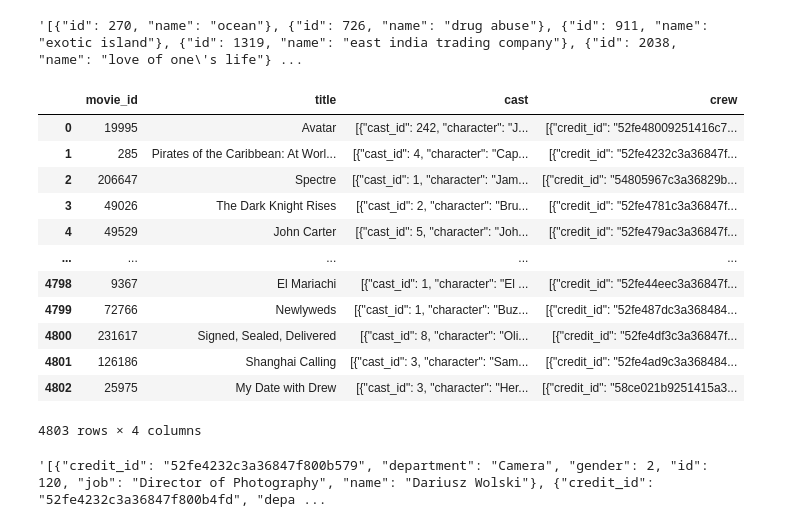
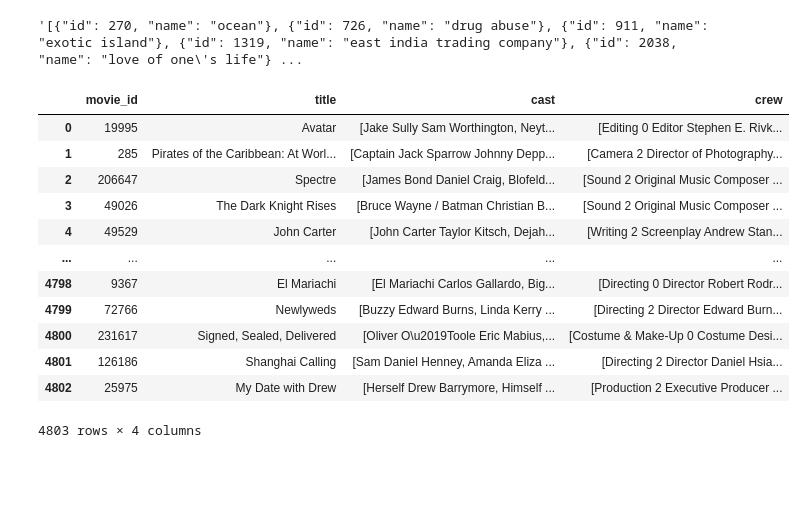
Before and after one commit to amithvardhan99/drivendata, a Jupyter notebook: Movie Recommendation System Based On Content & Popularity/notebook.ipynb, the cells around one changed output. Saved outputs shown, nothing was run; the diff lists cells and outputs as text; code cells hidden in the pictures; blank space fills up the shorter version.

```diff
--- a/Movie Recommendation System Based On Content & Popularity/notebook.ipynb
+++ b/Movie Recommendation System Based On Content & Popularity/notebook.ipynb
@@ -493,6 +471,27 @@ def recommend_cast(cast):
         ed2 = i.rindex('", "order":')
         fin.append(i[beg:ed]+" "+i[beg2:ed2])
     return fin
+# %%
+def recommend_crew(crew):
+    fin = []
+    if crew.count("}") == 0 or crew.count("{") == 0:
+        return fin
+    x = crew[2:-2]
+    li = x.split("}, {")
+    for i in li:
+        beg = i.index('"department": "') + len('"department": "')
+        ed = i.rindex('", "gender":')
+
+        beg2 = i.index('"gender": ') + len('"gender": ')
+        ed2 = i.rindex(', "id":')
+
+        beg3 = i.index('"job": "') + len('"job": "')
+        ed3= i.rindex('", "name":')
+
+        beg4 = i.index('"name": "') + len('"name": "')
+        ed4 = i.rindex('"')
+        fin.append(i[beg:ed]+" "+i[beg2:ed2]+" "+i[beg3:ed3]+" "+i[beg4:ed4])
+    return fin
 # %%
 genres = list(map(lambda x: recommend_genres(x),movies_1["genres"]))
 keywords = list(map(lambda x: recommend_genres(x),movies_1["keywords"]))
@@ -503,17 +503,29 @@ cast = list(map(lambda x: recommend_cast(x),credits_1["cast"]))
 # %%
-credits_1
+movies_2 = movies_1.copy()
+credits_2 = credits_1.copy()
+
+movies_2["genres"] = genres
+movies_2["keywords"] = keywords
+movies_2["production_companies"] = production_companies
+movies_2["production_countries"] = production_countries
+movies_2["spoken_languages"] = spoken_languages
+
+credits_2["cast"] = cast
+credits_2["crew"] = crew
-# %% [output]
-|  | movie_id | title | cast | crew |
-| 0 | 19995 | Avatar | [{"cast_id": 242, "character": "J... | [{"credit_id": "52fe48009251416c7... |
-| 1 | 285 | Pirates of the Caribbean: At Worl... | [{"cast_id": 4, "character": "Cap... | [{"credit_id": "52fe4232c3a36847f... |
-| 2 | 206647 | Spectre | [{"cast_id": 1, "character": "Jam... | [{"credit_id": "54805967c3a36829b... |
-| 3 | 49026 | The Dark Knight Rises | [{"cast_id": 2, "character": "Bru... | [{"credit_id": "52fe4781c3a36847f... |
-| 4 | 49529 | John Carter | [{"cast_id": 5, "character": "Joh... | [{"credit_id": "52fe479ac3a36847f... |
-| ... | ... | ... | ... | ... |
-| 4798 | 9367 | El Mariachi | [{"cast_id": 1, "character": "El ... | [{"credit_id": "52fe44eec3a36847f... |
-| 4799 | 72766 | Newlyweds | [{"cast_id": 1, "character": "Buz... | [{"credit_id": "52fe487dc3a368484... |
-| 4800 | 231617 | Signed, Sealed, Delivered | [{"cast_id": 8, "character": "Oli... | [{"credit_id": "52fe4df3c3a36847f... |
-| 4801 | 126186 | Shanghai Calling | [{"cast_id": 3, "character": "Sam... | [{"credit_id": "52fe4ad9c3a368484... |
-| 4802 | 25975 | My Date with Drew | [{"cast_id": 3, "character": "Her... | [{"credit_id": "58ce021b9251415a3... |
-4803 rows × 4 columns
+# %%
+credits_2
+# %% [output]
+|  | movie_id | title | cast | crew |
+| 0 | 19995 | Avatar | [Jake Sully Sam Worthington, Neyt... | [Editing 0 Editor Stephen E. Rivk... |
+| 1 | 285 | Pirates of the Caribbean: At Worl... | [Captain Jack Sparrow Johnny Depp... | [Camera 2 Director of Photography... |
+| 2 | 206647 | Spectre | [James Bond Daniel Craig, Blofeld... | [Sound 2 Original Music Composer ... |
+| 3 | 49026 | The Dark Knight Rises | [Bruce Wayne / Batman Christian B... | [Sound 2 Original Music Composer ... |
+| 4 | 49529 | John Carter | [John Carter Taylor Kitsch, Dejah... | [Writing 2 Screenplay Andrew Stan... |
+| ... | ... | ... | ... | ... |
+| 4798 | 9367 | El Mariachi | [El Mariachi Carlos Gallardo, Big... | [Directing 0 Director Robert Rodr... |
+| 4799 | 72766 | Newlyweds | [Buzzy Edward Burns, Linda Kerry ... | [Directing 2 Director Edward Burn... |
+| 4800 | 231617 | Signed, Sealed, Delivered | [Oliver O\u2019Toole Eric Mabius,... | [Costume & Make-Up 0 Costume Desi... |
+| 4801 | 126186 | Shanghai Calling | [Sam Daniel Henney, Amanda Eliza ... | [Directing 2 Director Daniel Hsia... |
+| 4802 | 25975 | My Date with Drew | [Herself Drew Barrymore, Himself ... | [Production 2 Executive Producer ... |
+4803 rows × 4 columns
 # %%
@@ -533,4 +538,0 @@ def recommend_crew(cast):
-# %%
-credits_1.loc[1,"crew"]
-# %% [output]
-'[{"credit_id": "52fe4232c3a36847f800b579", "department": "Camera", "gender": 2, "id": 120, "job": "Director of Photography", "name": "Dariusz Wolski"}, {"credit_id": "52fe4232c3a36847f800b4fd", "depa ...
```
Also changed, not shown: parts of 12 cells of this notebook.
